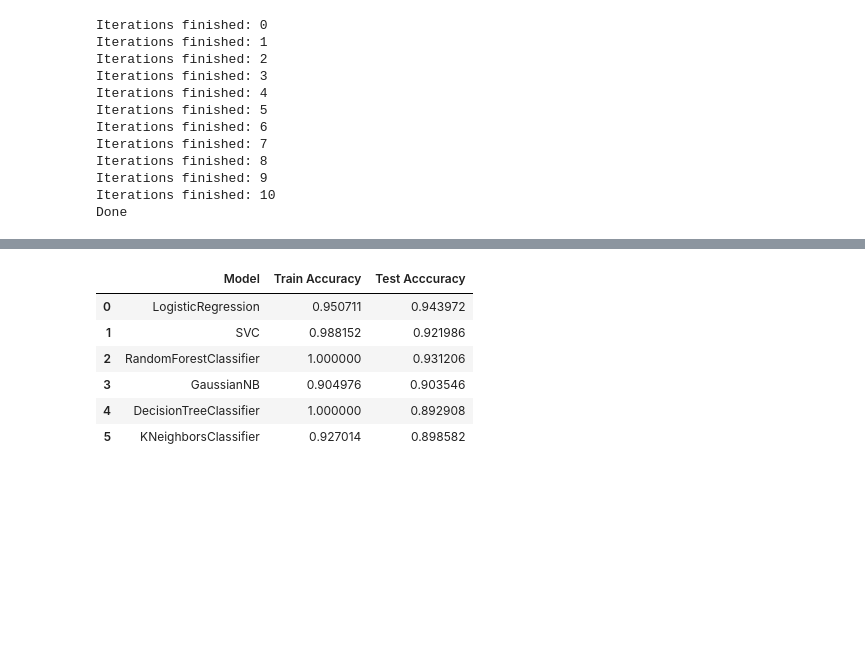
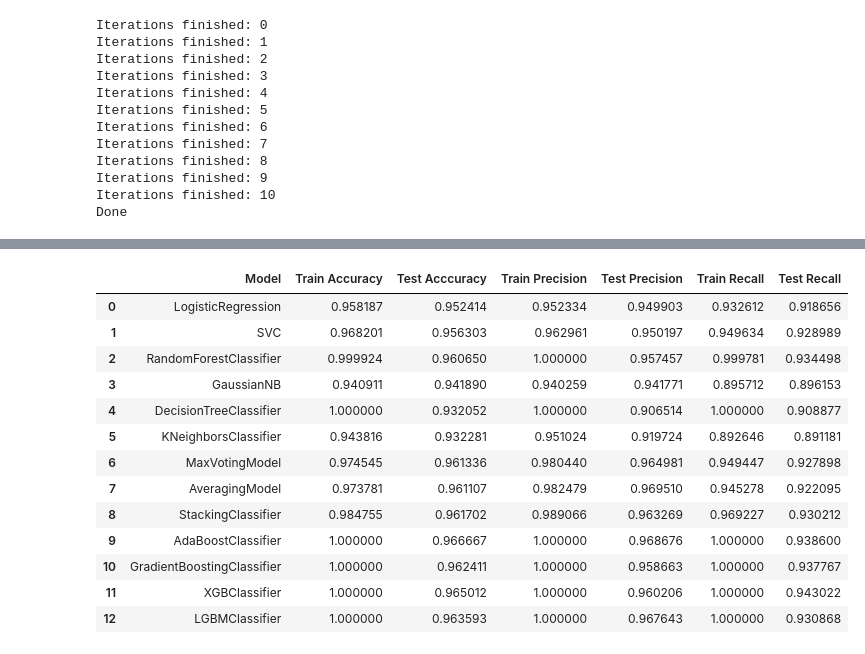
Before and after one commit to bpasalic/uuzop, a Jupyter notebook: Poboljšanje rezultata.ipynb, the cells around one changed output, grey strips where cells are left out. Saved outputs shown, nothing was run; the diff lists cells and outputs as text; code cells hidden in the pictures; blank space fills up the shorter version.

```diff
--- a/Poboljšanje rezultata.ipynb
+++ b/Poboljšanje rezultata.ipynb
@@ -456,0 +658,7 @@ models_name = ["LogisticRegression",
+# %%
+import lightgbm as lgb
+clf = lgb.LGBMClassifier()
+clf.fit(X_train, y_train)
+print("Accuracy: " + str(accuracy_score(y_test, clf.predict(X_test))))
+print("Precision: " + str(precision_score(y_test, clf.predict(X_test))))
+print("Recall: " + str(recall_score(y_test, clf.predict(X_test))))
@@ -456,0 +704,2 @@ models_name = ["LogisticRegression",
+# %%
+iter = 30
@@ -457,14 +754,52 @@ models_name = ["LogisticRegression",
+# %%
+accs_train_mean, accs_test_mean, cfs_train_mean, cfs_test_mean = [], [], [], []
+precs_train_mean, precs_test_mean, recs_train_mean, recs_test_mean = [], [], [], []
+
+for i in range(len(accs_train)):
+    accs_train_mean.append(np.mean(accs_train[i]))
+    accs_test_mean.append(np.mean(accs_test[i]))
+    precs_train_mean.append(np.mean(precs_train[i]))
+    precs_test_mean.append(np.mean(precs_test[i]))
+    recs_train_mean.append(np.mean(recs_train[i]))
+    recs_test_mean.append(np.mean(recs_test[i]))
+    cfs_train_mean.append(np.mean(cfs_train[i], axis=0))
+    cfs_test_mean.append(np.mean(cfs_test[i], axis=0))
+# %%
+models_name = ["LogisticRegression",
+               "SVC",
+               "RandomForestClassifier",
+               "GaussianNB",
+               "DecisionTreeClassifier",
+               "KNeighborsClassifier",
+               "MaxVotingModel",
+               "AveragingModel",
+               "StackingClassifier",
+               "AdaBoostClassifier",
+               "GradientBoostingClassifier",
+               "XGBClassifier",
+               "LGBMClassifier"]
 # %%
 results = pd.DataFrame({"Model":models_name,
                         "Train Accuracy": accs_train_mean,
                         "Test Acccuracy": accs_test_mean,
+                        "Train Precision":precs_train_mean,
+                        "Test Precision":precs_test_mean,
+                        "Train Recall":recs_train_mean,
+                        "Test Recall":recs_test_mean
                        })
 results
 # %% [output]
-|  | Model | Train Accuracy | Test Acccuracy |
-| 0 | LogisticRegression | 0.950711 | 0.943972 |
-| 1 | SVC | 0.988152 | 0.921986 |
-| 2 | RandomForestClassifier | 1.000000 | 0.931206 |
-| 3 | GaussianNB | 0.904976 | 0.903546 |
-| 4 | DecisionTreeClassifier | 1.000000 | 0.892908 |
-| 5 | KNeighborsClassifier | 0.927014 | 0.898582 |
+|  | Model | Train Accuracy | Test Acccuracy | Train Precision | Test Precision | Train Recall | Test Recall |
+| 0 | LogisticRegression | 0.958187 | 0.952414 | 0.952334 | 0.949903 | 0.932612 | 0.918656 |
+| 1 | SVC | 0.968201 | 0.956303 | 0.962961 | 0.950197 | 0.949634 | 0.928989 |
+| 2 | RandomForestClassifier | 0.999924 | 0.960650 | 1.000000 | 0.957457 | 0.999781 | 0.934498 |
+| 3 | GaussianNB | 0.940911 | 0.941890 | 0.940259 | 0.941771 | 0.895712 | 0.896153 |
+| 4 | DecisionTreeClassifier | 1.000000 | 0.932052 | 1.000000 | 0.906514 | 1.000000 | 0.908877 |
+| 5 | KNeighborsClassifier | 0.943816 | 0.932281 | 0.951024 | 0.919724 | 0.892646 | 0.891181 |
+| 6 | MaxVotingModel | 0.974545 | 0.961336 | 0.980440 | 0.964981 | 0.949447 | 0.927898 |
+| 7 | AveragingModel | 0.973781 | 0.961107 | 0.982479 | 0.969510 | 0.945278 | 0.922095 |
+| 8 | StackingClassifier | 0.984755 | 0.961702 | 0.989066 | 0.963269 | 0.969227 | 0.930212 |
+| 9 | AdaBoostClassifier | 1.000000 | 0.966667 | 1.000000 | 0.968676 | 1.000000 | 0.938600 |
+| 10 | GradientBoostingClassifier | 1.000000 | 0.962411 | 1.000000 | 0.958663 | 1.000000 | 0.937767 |
+| 11 | XGBClassifier | 1.000000 | 0.965012 | 1.000000 | 0.960206 | 1.000000 | 0.943022 |
+| 12 | LGBMClassifier | 1.000000 | 0.963593 | 1.000000 | 0.967643 | 1.000000 | 0.930868 |
```
Also changed, not shown: parts of 38 cells of this notebook.
